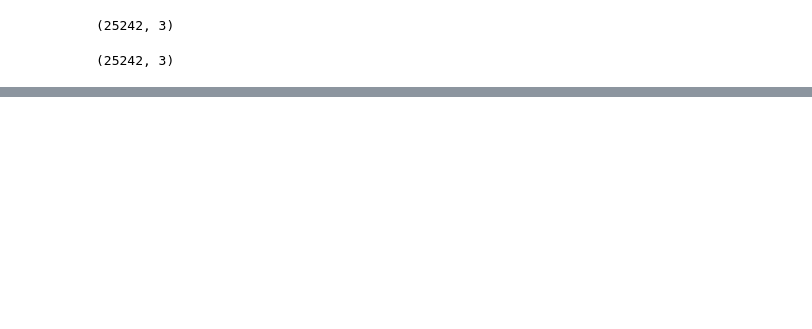
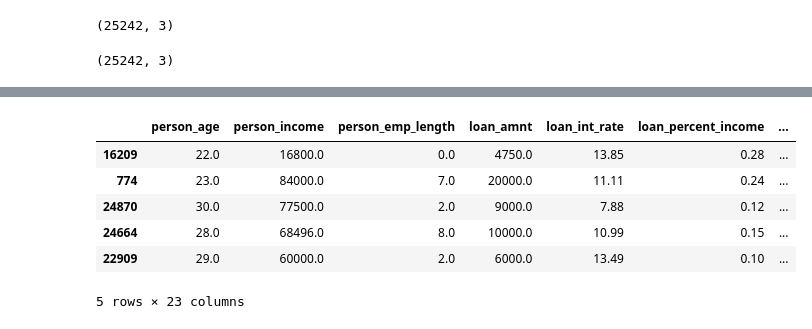
Before and after one commit to Cakurniawan/pacmann-intro-ml, a Jupyter notebook: mentoring-3/Mentoring_03_Candra_kurniawan.ipynb, the cells around one changed output, grey strips where cells are left out. Drawn from its saved outputs; the diff is of its cells as text; code cells hidden in the pictures; blank space fills up the shorter version.

```diff
--- a/mentoring-3/Mentoring_03_Candra_kurniawan.ipynb
+++ b/mentoring-3/Mentoring_03_Candra_kurniawan.ipynb
@@ -934,0 +1078,11 @@ X_train_cat_imputed.shape
+# %%
+# Validate
+X_train_concat.head()
+# %% [output]
+|  | person_age | person_income | person_emp_length | loan_amnt | loan_int_rate | loan_percent_income | ... |
+| 16209 | 22.0 | 16800.0 | 0.0 | 4750.0 | 13.85 | 0.28 | ... |
+| 774 | 23.0 | 84000.0 | 7.0 | 20000.0 | 11.11 | 0.24 | ... |
+| 24870 | 30.0 | 77500.0 | 2.0 | 9000.0 | 7.88 | 0.12 | ... |
+| 24664 | 28.0 | 68496.0 | 8.0 | 10000.0 | 10.99 | 0.15 | ... |
+| 22909 | 29.0 | 60000.0 | 2.0 | 6000.0 | 13.49 | 0.10 | ... |
+5 rows × 23 columns
```
Also changed, not shown: parts of 27 cells of this notebook, 1 other file.
